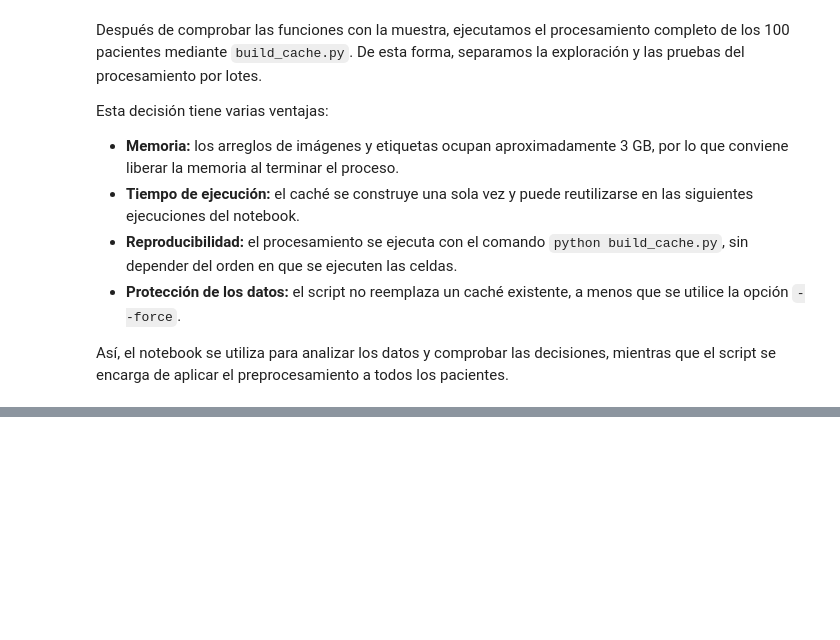
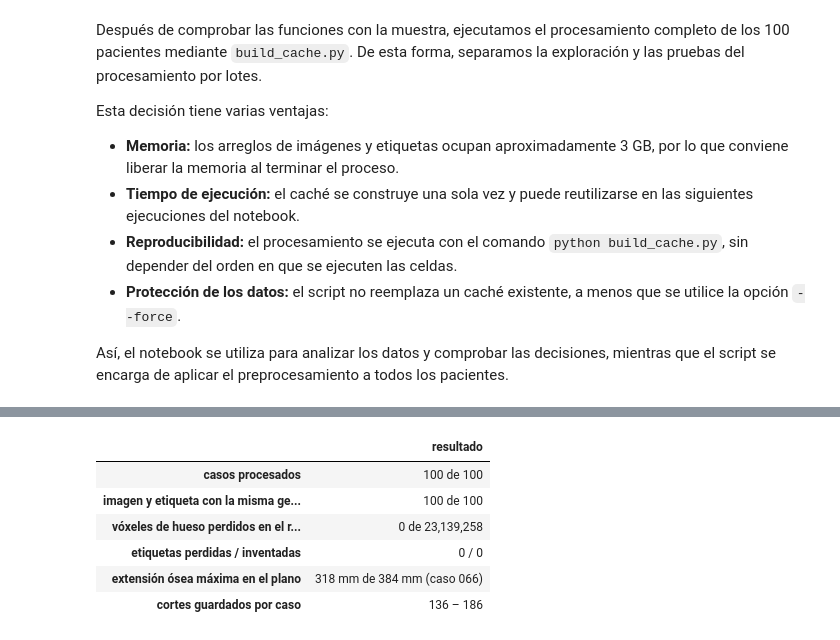
Before and after one commit to MarcAragon/proyecto_pengwin, a Jupyter notebook: Pengwin.ipynb, the cells around one changed output, grey strips where cells are left out. Saved outputs shown, nothing was run; the diff lists cells and outputs as text; code cells hidden in the pictures; blank space fills up the shorter version.

```diff
--- a/Pengwin.ipynb
+++ b/Pengwin.ipynb
@@ -638,0 +657,19 @@ Así, el notebook se utiliza para analizar los datos y comprobar las decisiones,
+# %%
+if not (CACHE / "slices_hu.npy").exists():
+    print("No hay caché: se construye con build_cache.py en un proceso aparte (unos minutos)…")
+    r = subprocess.run([sys.executable, str(RAIZ / "build_cache.py")], capture_output=True, text=True,
+                       encoding="utf-8", env={**os.environ, "PYTHONIOENCODING": "utf-8"})
+    print(r.stdout[-1500:] + r.stderr[-1500:])
+    r.check_returncode()
+
+hu_cache = np.load(CACHE / "slices_hu.npy", mmap_mode="r")
+lab_cache = np.load(CACHE / "labels.npy", mmap_mode="r")
+indice = pd.read_parquet(CACHE / "index.parquet")
+informe = pd.read_csv(CACHE / "casos.csv", dtype={"case_id": str}).set_index("case_id")
+assert (indice.row == np.arange(len(indice))).all() and len(indice) == len(hu_cache) == len(lab_cache)
+
+con_hueso = int(indice.has_bone.sum())
+print(f"slices_hu.npy : {hu_cache.shape} {hu_cache.dtype} · {hu_cache.nbytes / 1024**3:.2f} GB")
+print(f"labels.npy    : {lab_cache.shape} {lab_cache.dtype} · {lab_cache.nbytes / 1024**3:.2f} GB")
+print(f"index.parquet : {len(indice):,} cortes de {indice.case_id.nunique()} casos · {con_hueso:,} con hueso "
+      f"y {len(indice) - con_hueso:,} negativos ({1 - con_hueso / len(indice):.1%})")
@@ -638,0 +684,25 @@ Así, el notebook se utiliza para analizar los datos y comprobar las decisiones,
+# %%
+lado = bc.CROP_PX * bc.ISO_MM
+extension = informe[["hueso_mm_y", "hueso_mm_x"]].max(axis=1)
+guardados = informe.z1 - informe.z0
+verificacion = pd.Series({
+    "casos procesados": f"{len(informe)} de {len(casos)}",
+    "imagen y etiqueta con la misma geometría": f"{int(informe.geometria_ok.sum())} de {len(informe)}",
+    "vóxeles de hueso perdidos en el recorte": f"{int(informe.vox_perdidos.sum())} de {int(informe.vox_hueso.sum()):,}",
+    "etiquetas perdidas / inventadas": f"{int(informe.etiquetas_perdidas.sum())} / {int(informe.etiquetas_inventadas.sum())}",
+    "extensión ósea máxima en el plano": f"{extension.max():.0f} mm de {lado:.0f} mm (caso {extension.idxmax()})",
+    "cortes guardados por caso": f"{guardados.min()} – {guardados.max()}",
+}, name="resultado")
+
+assert len(informe) == len(casos) and informe.geometria_ok.all() and informe.vox_perdidos.sum() == 0
+assert (informe.etiquetas_perdidas + informe.etiquetas_inventadas).sum() == 0 and extension.max() < lado
+assert guardados.sum() == len(indice)
+verificacion.to_frame()
+# %% [output]
+|  | resultado |
+| casos procesados | 100 de 100 |
+| imagen y etiqueta con la misma ge... | 100 de 100 |
+| vóxeles de hueso perdidos en el r... | 0 de 23,139,258 |
+| etiquetas perdidas / inventadas | 0 / 0 |
+| extensión ósea máxima en el plano | 318 mm de 384 mm (caso 066) |
+| cortes guardados por caso | 136 – 186 |
```
Also changed, not shown: parts of 13 cells of this notebook.
